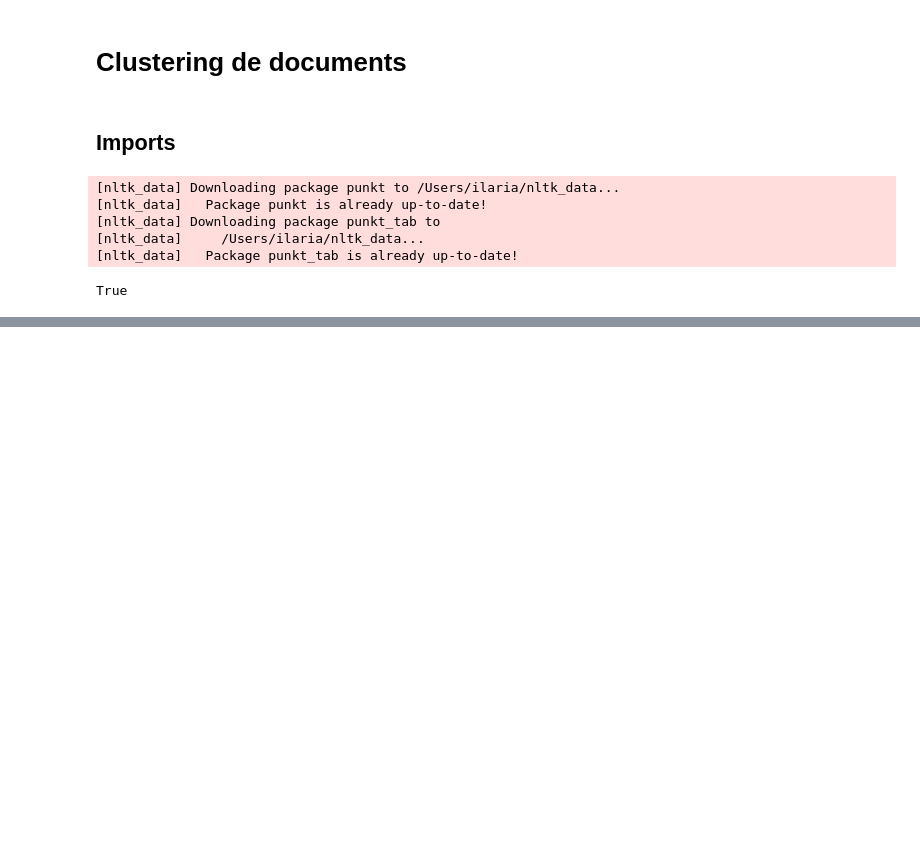
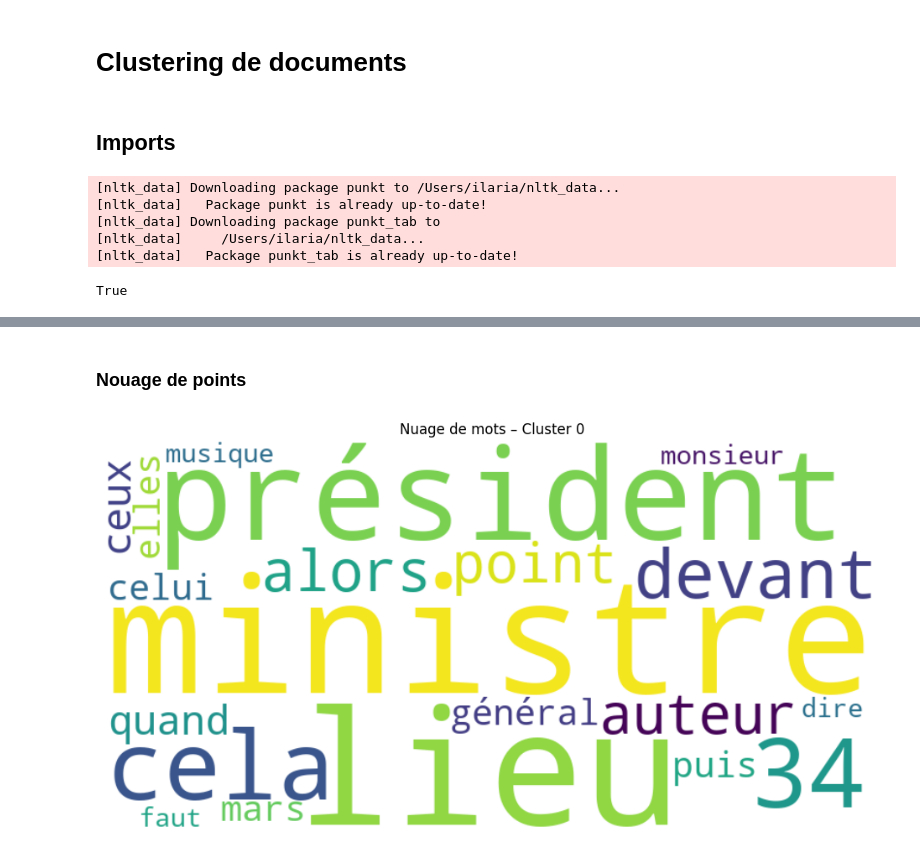
Before and after one commit to IlariaFa/tac, a Jupyter notebook: tps/tp4/s8_clustering.ipynb, the cells around one changed output, grey strips where cells are left out. Saved outputs shown, nothing was run; the diff lists cells and outputs as text; code cells hidden in the pictures; blank space fills up the shorter version.

```diff
--- a/tps/tp4/s8_clustering.ipynb
+++ b/tps/tp4/s8_clustering.ipynb
@@ -233,0 +180,19 @@ plt.legend(handles=scatter.legend_elements()[0], labels=set(clusters), title="Cl
+# %% [markdown]
+### Nouage de points
+# %%
+def plot_wordcloud(cluster_keywords, cluster_id):
+    # fréquence simple = chaque mot compte pour 1
+    freq = {word: 1 for word in cluster_keywords[cluster_id]}
+
+    wc = WordCloud(width=800, height=400, background_color="white")
+    wc = wc.generate_from_frequencies(freq)
+
+    plt.figure(figsize=(12,6))
+    plt.imshow(wc, interpolation="bilinear")
+    plt.axis("off")
+    plt.title(f"Nuage de mots – Cluster {cluster_id}")
+    plt.show()
+
+plot_wordcloud(cluster_keywords, 0)
+# %% [output]
+[figure, added]
```
Also changed, not shown: parts of 68 cells of this notebook.
